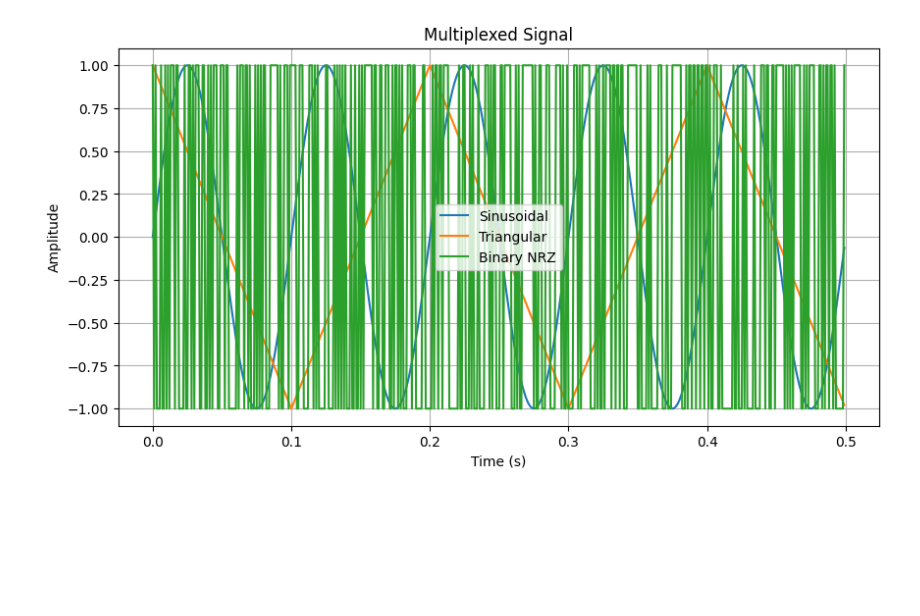
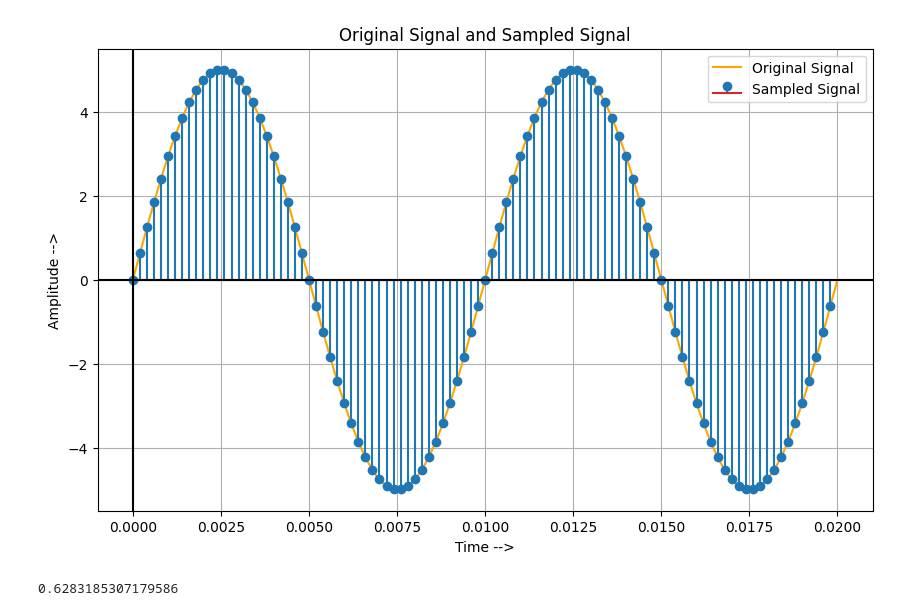
Before and after one commit to ParasKore2003/Digital-Communication-Lab, a Jupyter notebook: Digital Communication/Assignment/trial.ipynb, the cells around one changed output. Drawn from its saved outputs; the diff is of its cells as text; code cells hidden in the pictures; blank space fills up the shorter version.

```diff
--- a/Digital Communication/Assignment/trial.ipynb
+++ b/Digital Communication/Assignment/trial.ipynb
@@ -109,29 +1,5 @@ ValueError: x and y must have same first dimension, but have shapes (500,) and (
-# %%
-import numpy as np
-import matplotlib.pyplot as plt
-
-# Generate sinusoidal signal
-fs = 1000  # Sampling frequency
-t = np.arange(0, 5 * (1 / 10), 1 / fs)  # Time vector for 5 cycles
-x_sin = np.sin(2 * np.pi * 10 * t)  # 10 Hz sinusoidal signal
-
-# Generate triangular signal
-x_tri = 2 * np.abs(((t * 10) % 2) - 1) - 1  # 10 Hz triangular signal
-
-# Generate bipolar NRZ sequence
-bits = np.random.randint(0, 2, size=len(t)) * 2 - 1  # Random binary sequence {-1, 1}
-
-# Time multiplexing
-mux_signal = np.vstack((x_sin, x_tri, bits))
-
-# Plot multiplexed signal
-plt.figure(figsize=(10, 5))
-plt.plot(t, mux_signal.T)
-plt.title('Multiplexed Signal')
-plt.xlabel('Time (s)')
-plt.ylabel('Amplitude')
-plt.legend(['Sinusoidal', 'Triangular', 'Binary NRZ'])
-plt.grid(True)
-plt.show()
-# %% [output]
-[figure, removed]
+# %%
+import numpy as np
+import matplotlib.pyplot as plt
+from scipy import signal
+pi = np.pi
@@ -137,0 +9,30 @@ plt.show()
+# %%
+A = 5 #Input signal Amplitude
+fm = 100 # Message Frequency
+M = 50
+fs = M * fm # Sampling frequency
+ts = 1 / fs #Sampling Period
+cycles = 2 #Number of cycles
+t_org = np.linspace(0, M * cycles * ts, 10000)
+t_sam = np.arange(0, M * cycles * ts, ts)
+x_org = A * np.sin(2 * pi * fm * t_org)
+x_sam = A * np.sin(2 * pi * fm * t_sam)
+
+plt.figure(figsize=(10,6))
+plt.plot(t_org, x_org, color = 'orange')
+plt.stem(t_sam, x_sam)
+plt.title('Original Signal and Sampled Signal')
+plt.xlabel('Time -->')
+plt.ylabel('Amplitude -->')
+plt.legend(['Original Signal', 'Sampled Signal'], loc = 'upper right')
+plt.grid(True)
+plt.axhline(y = 0, color = 'black')
+plt.axvline(x = 0, color = 'black')
+plt.show()
+# %% [output]
+[figure, added]
+# %%
+delta = delta_dm(A, fm, fs, pi)
+print(delta)
+# %% [output]
+0.6283185307179586
```
Also changed, not shown: parts of 10 cells of this notebook, 2 other files.
